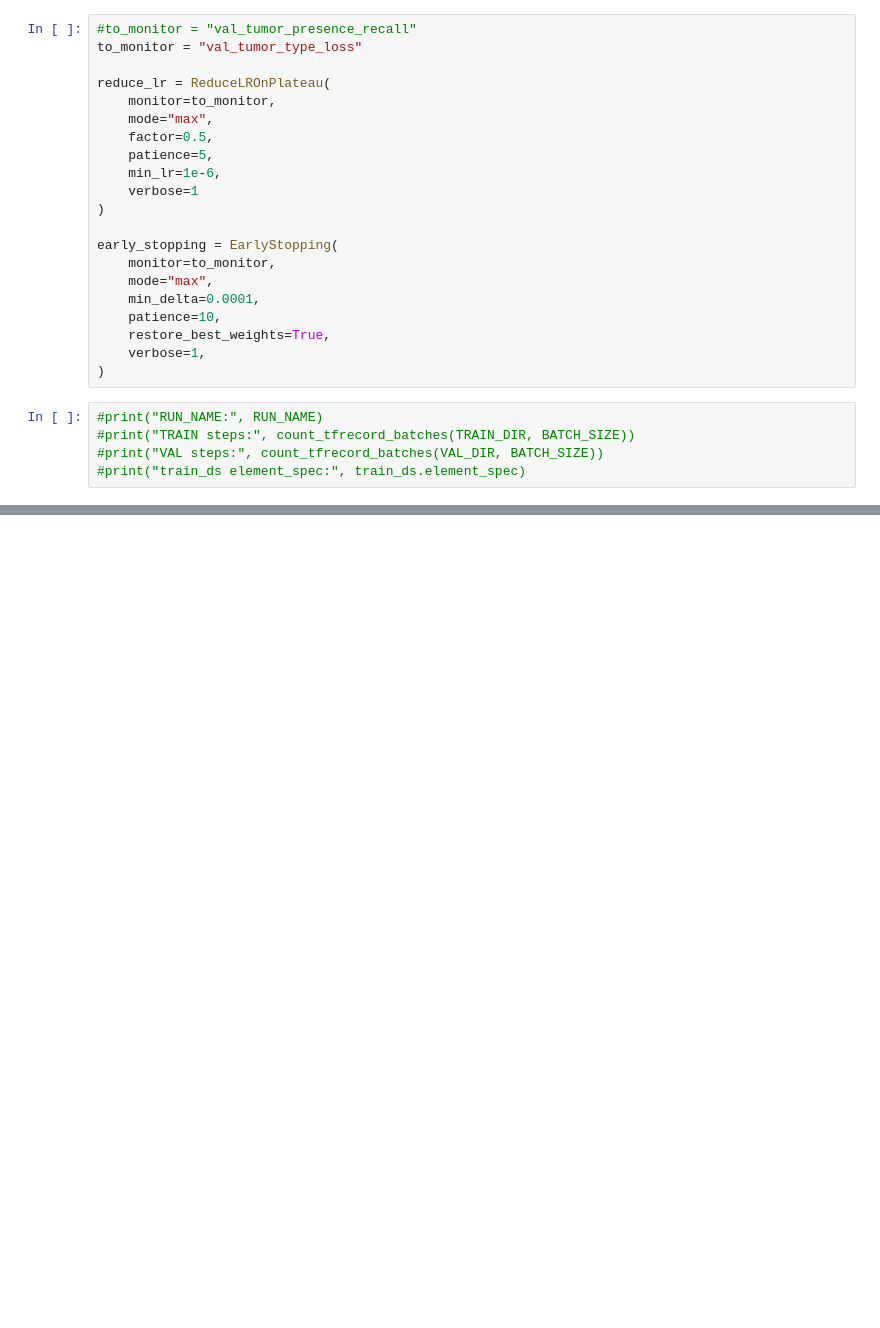
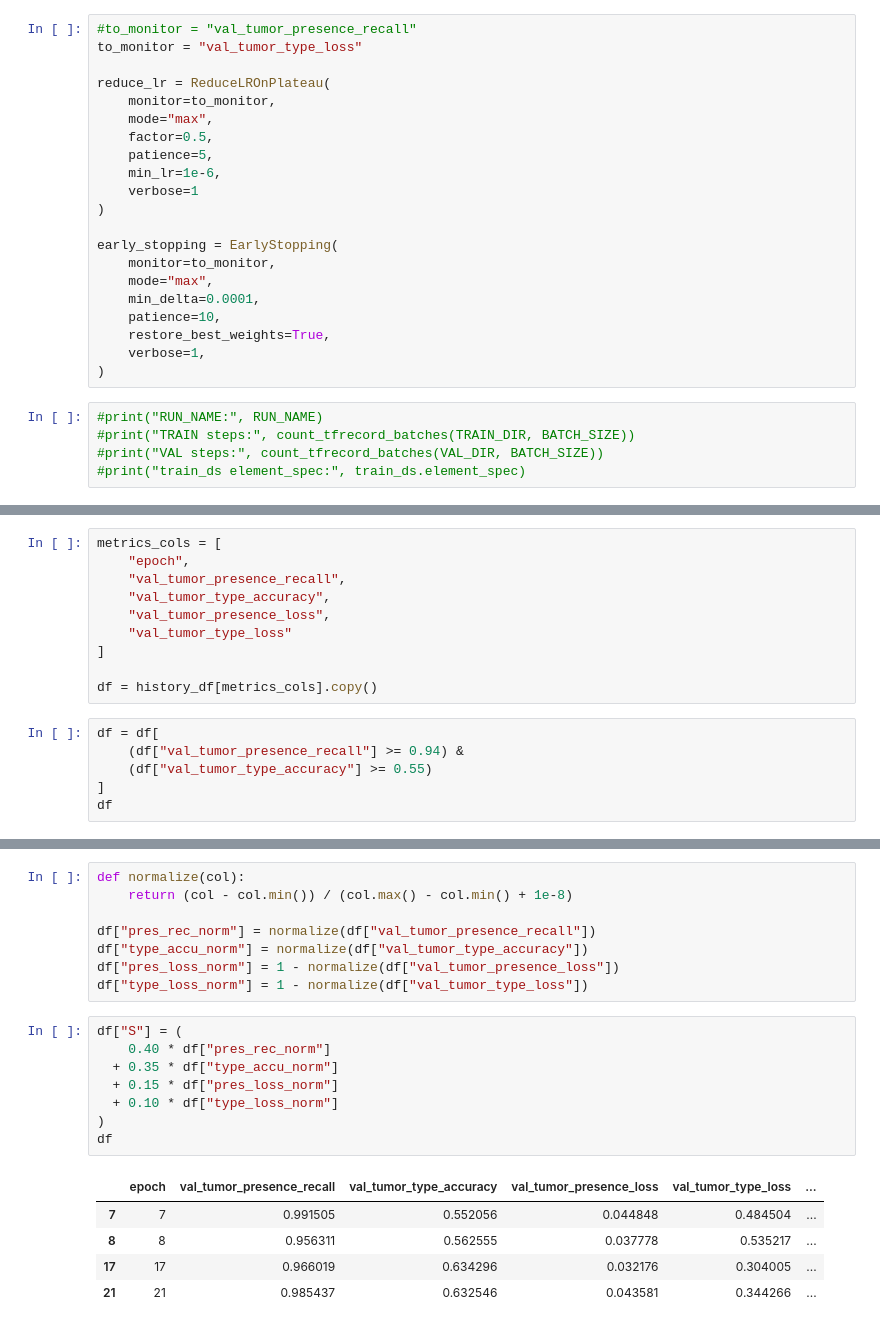
Before and after one commit to Jeremy-Duval-PhD/Brain_Tumor_MRI_Dataset, a Jupyter notebook: notebooks/Modeling.ipynb, the cells around one changed output, grey strips where cells are left out. Drawn from its saved outputs; the diff is of its cells as text; blank space fills up the shorter version.

```diff
--- a/notebooks/Modeling.ipynb
+++ b/notebooks/Modeling.ipynb
@@ -470,0 +476,16 @@ Epoch 14/50
+# %%
+metrics_cols = [
+    "epoch",
+    "val_tumor_presence_recall",
+    "val_tumor_type_accuracy",
+    "val_tumor_presence_loss",
+    "val_tumor_type_loss"
+]
+
+df = history_df[metrics_cols].copy()
+# %%
+df = df[
+    (df["val_tumor_presence_recall"] >= 0.94) &
+    (df["val_tumor_type_accuracy"] >= 0.55)
+]
+df
@@ -470,0 +498,22 @@ Epoch 14/50
+# %%
+def normalize(col):
+    return (col - col.min()) / (col.max() - col.min() + 1e-8)
+
+df["pres_rec_norm"] = normalize(df["val_tumor_presence_recall"])
+df["type_accu_norm"] = normalize(df["val_tumor_type_accuracy"])
+df["pres_loss_norm"] = 1 - normalize(df["val_tumor_presence_loss"])
+df["type_loss_norm"] = 1 - normalize(df["val_tumor_type_loss"])
+# %%
+df["S"] = (
+    0.40 * df["pres_rec_norm"]
+  + 0.35 * df["type_accu_norm"]
+  + 0.15 * df["pres_loss_norm"]
+  + 0.10 * df["type_loss_norm"]
+)
+df
+# %% [output]
+|  | epoch | val_tumor_presence_recall | val_tumor_type_accuracy | val_tumor_presence_loss | val_tumor_type_loss | ... |
+| 7 | 7 | 0.991505 | 0.552056 | 0.044848 | 0.484504 | ... |
+| 8 | 8 | 0.956311 | 0.562555 | 0.037778 | 0.535217 | ... |
+| 17 | 17 | 0.966019 | 0.634296 | 0.032176 | 0.304005 | ... |
+| 21 | 21 | 0.985437 | 0.632546 | 0.043581 | 0.344266 | ... |
```
Also changed, not shown: parts of 12 cells of this notebook, 1 other file.
